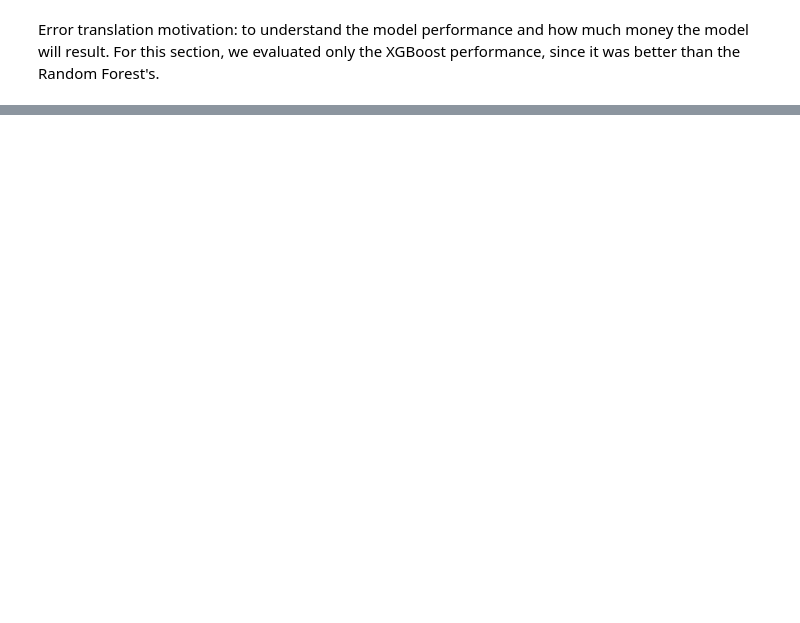
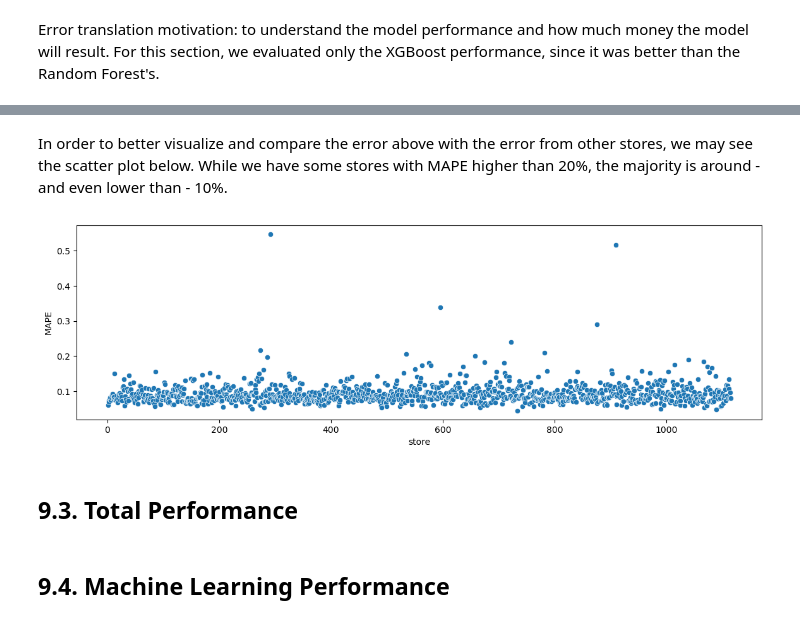
Before and after one commit to lucasquemelli/Rossman_Store_Sales, a Jupyter notebook: rossmann_store_sales.ipynb, the cells around one changed output, grey strips where cells are left out. Cells and saved outputs as stored; diff of their text form; code cells hidden in the pictures; blank space fills up the shorter version.

Commit message:
Finished business performance

```diff
--- a/rossmann_store_sales.ipynb
+++ b/rossmann_store_sales.ipynb
@@ -2389,0 +2408,7 @@ In our project, the metrics above means:
+# %%
+# select columns
+df9 = X_test[ cols_selected_boruta_full ]
+
+# rescale
+df9["sales"] = np.expm1(df9["sales"])
+df9["predictions"] = np.expm1(yhat_xgb_tuned)
@@ -2389,0 +2428,18 @@ In our project, the metrics above means:
+# %%
+# sum of predictions for every store
+df9_1 = df9[["predictions", "store"]].groupby("store").sum().reset_index()
+
+# MAE and MAPE
+df9_aux1 = df9[["store", "sales", "predictions"]].groupby("store").apply(lambda x: mean_absolute_error( x["sales"], x["predictions"] )).reset_index().rename(columns={0:"MAE"})
+df9_aux2 = df9[["store", "sales", "predictions"]].groupby("store").apply(lambda x: mean_absolute_percentage_error( x["sales"], x["predictions"] )).reset_index().rename(columns={0:"MAPE"})
+
+# merge
+df9_aux3 = pd.merge( df9_aux1, df9_aux2, how="left", on="store" )
+df9_2 = pd.merge( df9_1, df9_aux3, how="left", on="store" )
+
+# Scenarios
+df9_2["worst_scenario"] = df9_2["predictions"] - df9_2["MAE"]
+df9_2["best_scenario"] = df9_2["predictions"] + df9_2["MAE"]
+
+# order columns
+df9_2 = df9_2[["store", "predictions", "worst_scenario", "best_scenario", "MAE", "MAPE"]]
@@ -2389,0 +2485,11 @@ In our project, the metrics above means:
+# %% [markdown]
+In order to better visualize and compare the error above with the error from other stores, we may see the scatter plot below. While we have some stores with MAPE higher than 20%, the majority is around - and even lower than - 10%.
+# %%
+plt.figure(figsize = (14,4))
+sns.scatterplot(x="store", y="MAPE", data=df9_2);
+# %% [output]
+[figure, added]
+# %% [markdown]
+## 9.3. Total Performance
+# %% [markdown]
+## 9.4. Machine Learning Performance
```
Also changed, not shown: parts of 14 cells of this notebook.
